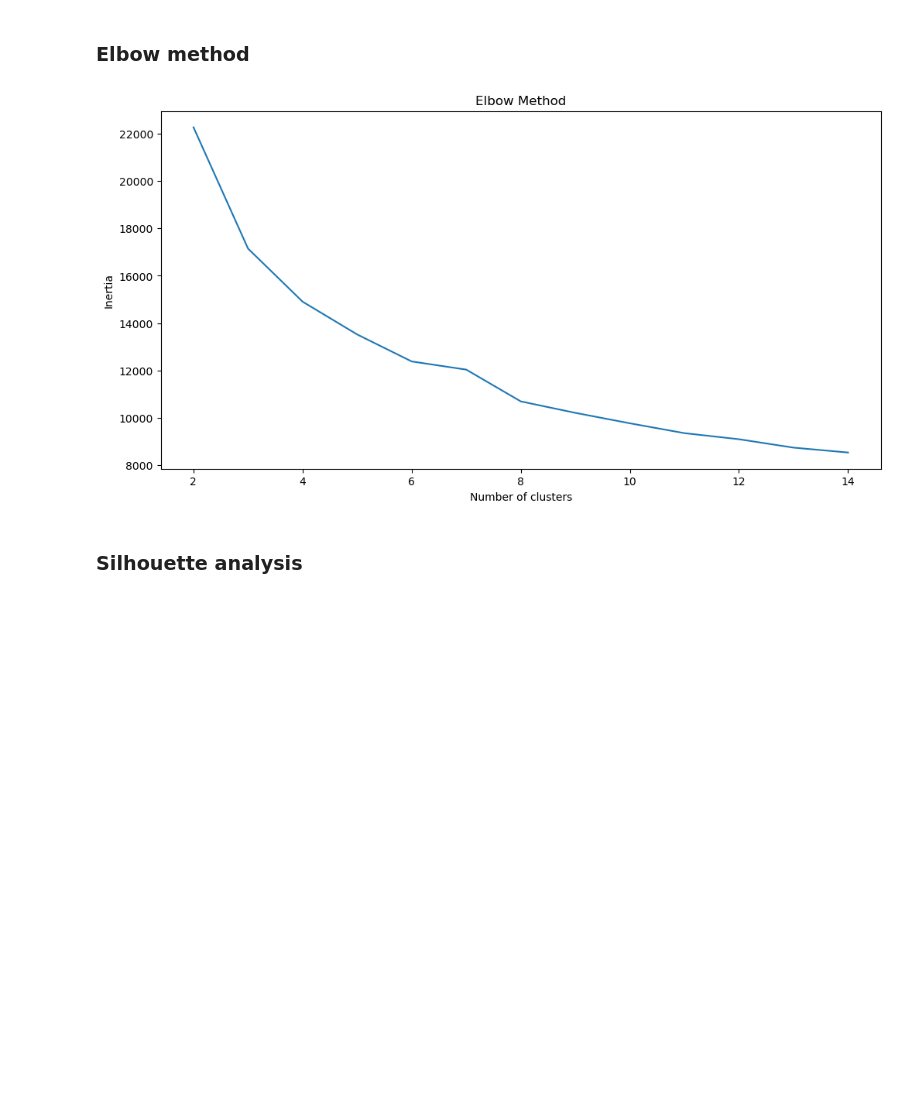
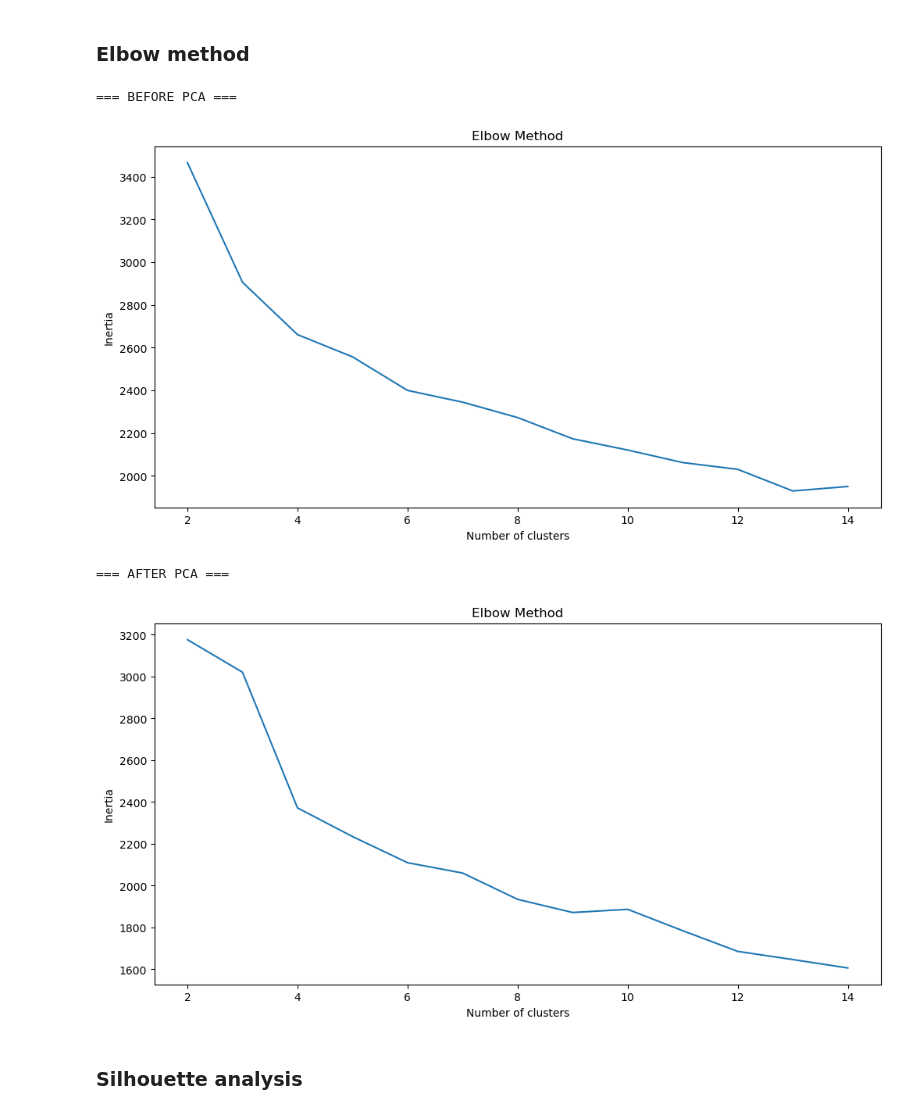
Before and after one commit to C7A7A/audio_clustering_autoencoder, a Jupyter notebook: notebooks/cluster_music.ipynb, the cells around one changed output. Saved outputs shown, nothing was run; the diff lists cells and outputs as text; code cells hidden in the pictures; blank space fills up the shorter version.

Commit message:
refactor, work only on .npy data, check mel-spec, chromagram, mfccs

```diff
--- a/notebooks/cluster_music.ipynb
+++ b/notebooks/cluster_music.ipynb
@@ -115,6 +115,6 @@ def get_mean_by_column_df(column_name):
     return mean_df
 # %%
 # mean_df = get_mean_df()
-spectogram_mean_column_df = get_mean_by_column_df('path_spectogram_arr')
-spectogram_mean_column_df.head()
+long_mean_df = get_mean_by_column_df('path_mel_spectogram_arr')
+long_mean_df.head()
 # %% [output]
@@ -198,24 +232,11 @@ num_labels
 # %%
-df_to_cluster = df_features.drop(columns=['name', 'label', 'mean_spectral_centroid', 'mean_spectral_roll_off'])
-df_to_cluster = pd.concat([df_to_cluster, mean_df], axis=1)
-df_to_cluster = pd.concat([df_to_cluster, spectogram_mean_column_df], axis=1)
+df_to_cluster = pd.DataFrame()
 
-labels = df_features['label']
+# df_to_cluster = get_features_df(df_to_cluster, df_features)
+# df_to_cluster = concat_df(df_to_cluster, mean_df)
+df_to_cluster = concat_df(df_to_cluster, long_mean_df)
+df_to_cluster = normalize_features(df_to_cluster)
+# df_to_cluster = feature_one_hot_encoding(df_to_cluster, 'chroma_key')
 
-unique_chroma_key_values = df_to_cluster['chroma_key'].unique()
-mapping_dict_chroma = {value: index for index, value in enumerate(unique_chroma_key_values)}
-df_to_cluster['chroma_key'] = df_to_cluster['chroma_key'].map(mapping_dict_chroma)
-
-columns_to_normalize = [
-    'duration', 'tempo',
-    'mean_root_square_mean', 'mean_zero_crossing_rate', 'mean_spectral_bandwith',
-    'mean_spectogram', 'mean_mel_spectogram', 'mean_chromagram', 'mean_mfccs'
-]
-
-path_pattern = re.compile(r'^path_.*_arr_.*$') # path_*_arr_
-columns_to_normalize += [col for col in df_to_cluster.columns if path_pattern.match(col)]
-
-scaler = MinMaxScaler()
-df_to_cluster[columns_to_normalize] = scaler.fit_transform(df_to_cluster[columns_to_normalize])
 df_to_cluster
 # %% [output]
@@ -237,4 +255,0 @@ df_to_cluster
-# %%
-df_to_cluster['chroma_key'] = df_to_cluster['chroma_key'].astype('category')
-df_to_cluster = pd.get_dummies(df_to_cluster, columns=['chroma_key'], dtype=float)
-df_to_cluster
@@ -331,8 +337,7 @@ Sum of Explained Variance: 0.9515559693461205
 # %%
 pca_data = pca.transform(df_to_cluster)
 pca_columns = [f'PCA_{i + 1}' for i in range(N_COMPONENTS)]
-df_to_cluster = pd.DataFrame(data=pca_data, columns=pca_columns)
-
-df_to_cluster
+pca_df = pd.DataFrame(data=pca_data, columns=pca_columns)
+pca_df
 # %% [output]
 |  | PCA_1 | PCA_2 | PCA_3 | PCA_4 | PCA_5 | PCA_6 | PCA_7 | PCA_8 | PCA_9 | PCA_10 | ... | ... |
@@ -369,9 +374,16 @@ def elbow_method(X, max_clusters):
     plt.ylabel('Inertia')
     plt.show()
 # %%
+print("=== BEFORE PCA ===")
 elbow_method(df_to_cluster, 15)
+
+print("=== AFTER PCA ===")
+elbow_method(pca_df, 15)
 # %% [output]
+=== BEFORE PCA ===
-[figure, old version]
+[figure, new version]
+=== AFTER PCA ===
+[figure, added]
 # %% [markdown]
 ### Silhouette analysis
 # %%
```
Also changed, not shown: parts of 19 cells of this notebook.
